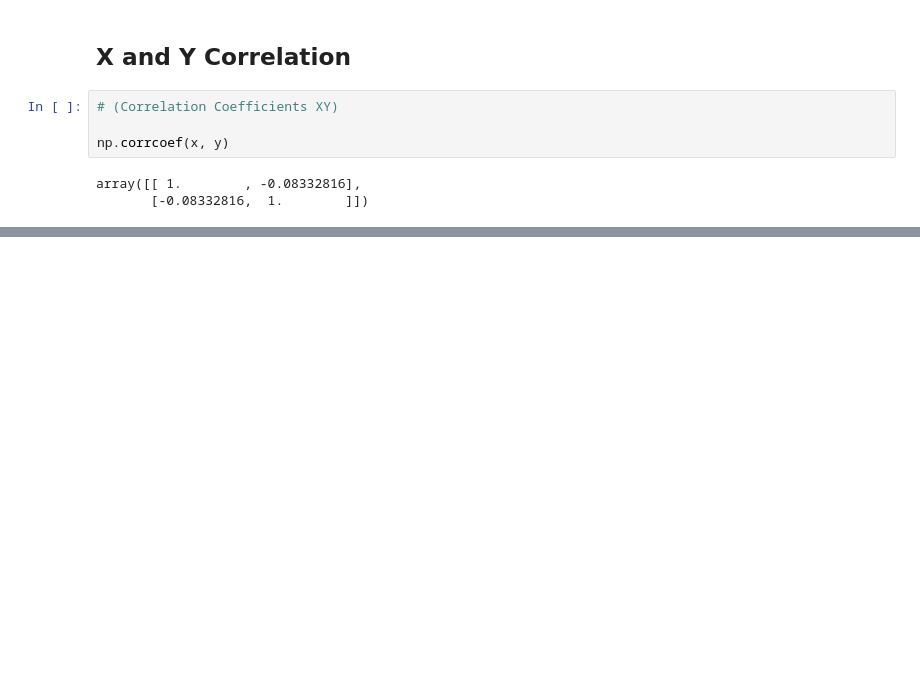
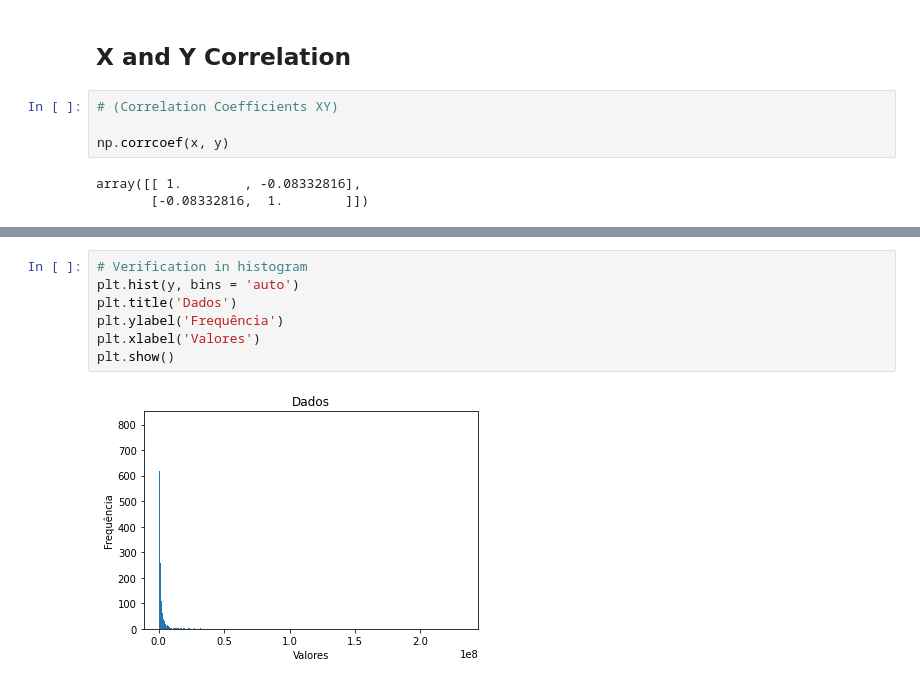
Before and after one commit to GabrielBueno200/Dataset-probability-and-statistics, a Jupyter notebook: Python/main.ipynb, the cells around one changed output, grey strips where cells are left out. Drawn from its saved outputs; the diff is of its cells as text; blank space fills up the shorter version.

```diff
--- a/Python/main.ipynb
+++ b/Python/main.ipynb
@@ -185,0 +247,9 @@ array([[ 1.        , -0.08332816],
+# %%
+# Verification in histogram
+plt.hist(y, bins = 'auto')
+plt.title('Dados')
+plt.ylabel('Frequência')
+plt.xlabel('Valores')
+plt.show()
+# %% [output]
+[figure, added]
```
Also changed, not shown: parts of 9 cells of this notebook.
